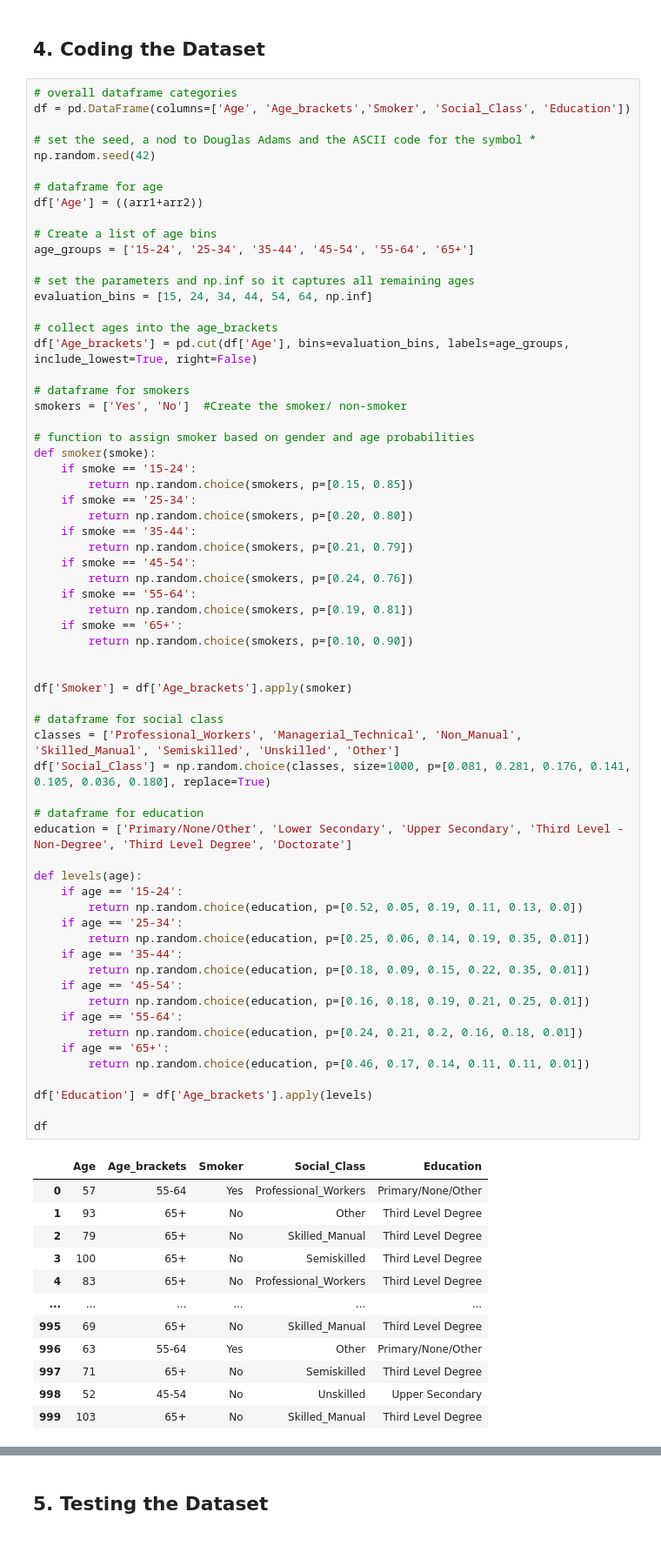
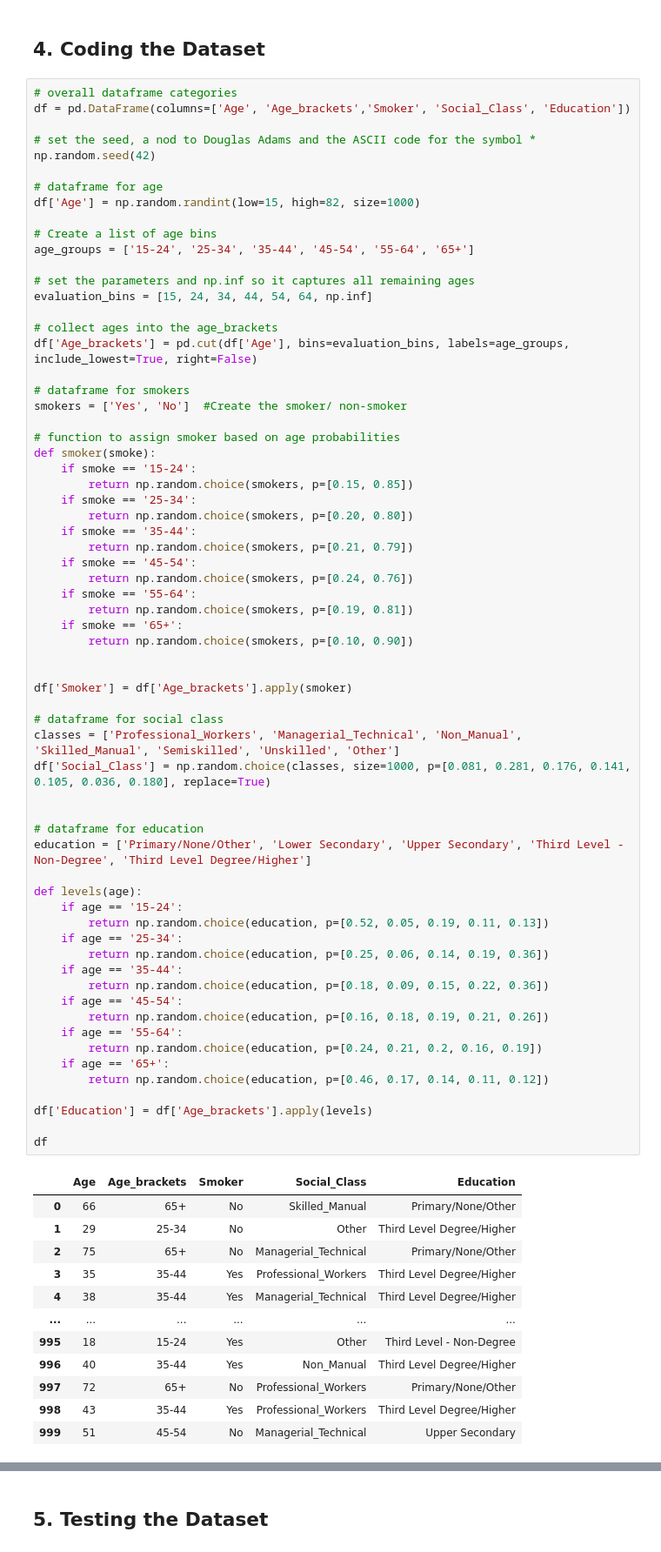
Before and after one commit to Scunnies/PfDA_Assignment, a Jupyter notebook: PfDA_Assignment.ipynb, the cells around one changed output, grey strips where cells are left out. Shown at 87% size. Drawn from its saved outputs; the diff is of its cells as text.

```diff
--- a/PfDA_Assignment.ipynb
+++ b/PfDA_Assignment.ipynb
@@ -158,7 +172,7 @@ df = pd.DataFrame(columns=['Age', 'Age_brackets','Smoker', 'Social_Class', 'Educ
 np.random.seed(42)
 
 # dataframe for age
-df['Age'] = ((arr1+arr2))
+df['Age'] = np.random.randint(low=15, high=82, size=1000)
 
 # Create a list of age bins
 age_groups = ['15-24', '25-34', '35-44', '45-54', '55-64', '65+']
@@ -172,7 +186,7 @@ df['Age_brackets'] = pd.cut(df['Age'], bins=evaluation_bins, labels=age_groups,
 # dataframe for smokers
 smokers = ['Yes', 'No']  #Create the smoker/ non-smoker
 
-# function to assign smoker based on gender and age probabilities
+# function to assign smoker based on age probabilities
 def smoker(smoke):
     if smoke == '15-24':
         return np.random.choice(smokers, p=[0.15, 0.85])
@@ -182,49 +196,50 @@ def smoker(smoke):
         return np.random.choice(smokers, p=[0.21, 0.79])
     if smoke == '45-54':
         return np.random.choice(smokers, p=[0.24, 0.76])
     if smoke == '55-64':
         return np.random.choice(smokers, p=[0.19, 0.81])
     if smoke == '65+':
         return np.random.choice(smokers, p=[0.10, 0.90])
 
 
 df['Smoker'] = df['Age_brackets'].apply(smoker)
 
 # dataframe for social class
 classes = ['Professional_Workers', 'Managerial_Technical', 'Non_Manual', 'Skilled_Manual', 'Semiskilled', 'Unskilled', 'Other']
 df['Social_Class'] = np.random.choice(classes, size=1000, p=[0.081, 0.281, 0.176, 0.141, 0.105, 0.036, 0.180], replace=True)
 
+
 # dataframe for education
-education = ['Primary/None/Other', 'Lower Secondary', 'Upper Secondary', 'Third Level - Non-Degree', 'Third Level Degree', 'Doctorate']
+education = ['Primary/None/Other', 'Lower Secondary', 'Upper Secondary', 'Third Level - Non-Degree', 'Third Level Degree/Higher']
 
 def levels(age):
     if age == '15-24':
-        return np.random.choice(education, p=[0.52, 0.05, 0.19, 0.11, 0.13, 0.0])
+        return np.random.choice(education, p=[0.52, 0.05, 0.19, 0.11, 0.13])
     if age == '25-34':
-        return np.random.choice(education, p=[0.25, 0.06, 0.14, 0.19, 0.35, 0.01])
+        return np.random.choice(education, p=[0.25, 0.06, 0.14, 0.19, 0.36])
     if age == '35-44':
-        return np.random.choice(education, p=[0.18, 0.09, 0.15, 0.22, 0.35, 0.01])
+        return np.random.choice(education, p=[0.18, 0.09, 0.15, 0.22, 0.36])
     if age == '45-54':
-        return np.random.choice(education, p=[0.16, 0.18, 0.19, 0.21, 0.25, 0.01])
+        return np.random.choice(education, p=[0.16, 0.18, 0.19, 0.21, 0.26])
     if age == '55-64':
-        return np.random.choice(education, p=[0.24, 0.21, 0.2, 0.16, 0.18, 0.01])
+        return np.random.choice(education, p=[0.24, 0.21, 0.2, 0.16, 0.19])
     if age == '65+':
-        return np.random.choice(education, p=[0.46, 0.17, 0.14, 0.11, 0.11, 0.01])
+        return np.random.choice(education, p=[0.46, 0.17, 0.14, 0.11, 0.12])
 
 df['Education'] = df['Age_brackets'].apply(levels)
 
 df
 # %% [output]
 |  | Age | Age_brackets | Smoker | Social_Class | Education |
-| 0 | 57 | 55-64 | Yes | Professional_Workers | Primary/None/Other |
-| 1 | 93 | 65+ | No | Other | Third Level Degree |
-| 2 | 79 | 65+ | No | Skilled_Manual | Third Level Degree |
-| 3 | 100 | 65+ | No | Semiskilled | Third Level Degree |
-| 4 | 83 | 65+ | No | Professional_Workers | Third Level Degree |
+| 0 | 66 | 65+ | No | Skilled_Manual | Primary/None/Other |
+| 1 | 29 | 25-34 | No | Other | Third Level Degree/Higher |
+| 2 | 75 | 65+ | No | Managerial_Technical | Primary/None/Other |
+| 3 | 35 | 35-44 | Yes | Professional_Workers | Third Level Degree/Higher |
+| 4 | 38 | 35-44 | Yes | Managerial_Technical | Third Level Degree/Higher |
 | ... | ... | ... | ... | ... | ... |
-| 995 | 69 | 65+ | No | Skilled_Manual | Third Level Degree |
-| 996 | 63 | 55-64 | Yes | Other | Primary/None/Other |
-| 997 | 71 | 65+ | No | Semiskilled | Third Level Degree |
-| 998 | 52 | 45-54 | No | Unskilled | Upper Secondary |
-| 999 | 103 | 65+ | No | Skilled_Manual | Third Level Degree |
+| 995 | 18 | 15-24 | Yes | Other | Third Level - Non-Degree |
+| 996 | 40 | 35-44 | Yes | Non_Manual | Third Level Degree/Higher |
+| 997 | 72 | 65+ | No | Professional_Workers | Primary/None/Other |
+| 998 | 43 | 35-44 | Yes | Professional_Workers | Third Level Degree/Higher |
+| 999 | 51 | 45-54 | No | Managerial_Technical | Upper Secondary |
 1000 rows × 5 columns
```
Also changed, not shown: parts of 21 cells of this notebook, 1 other file.
